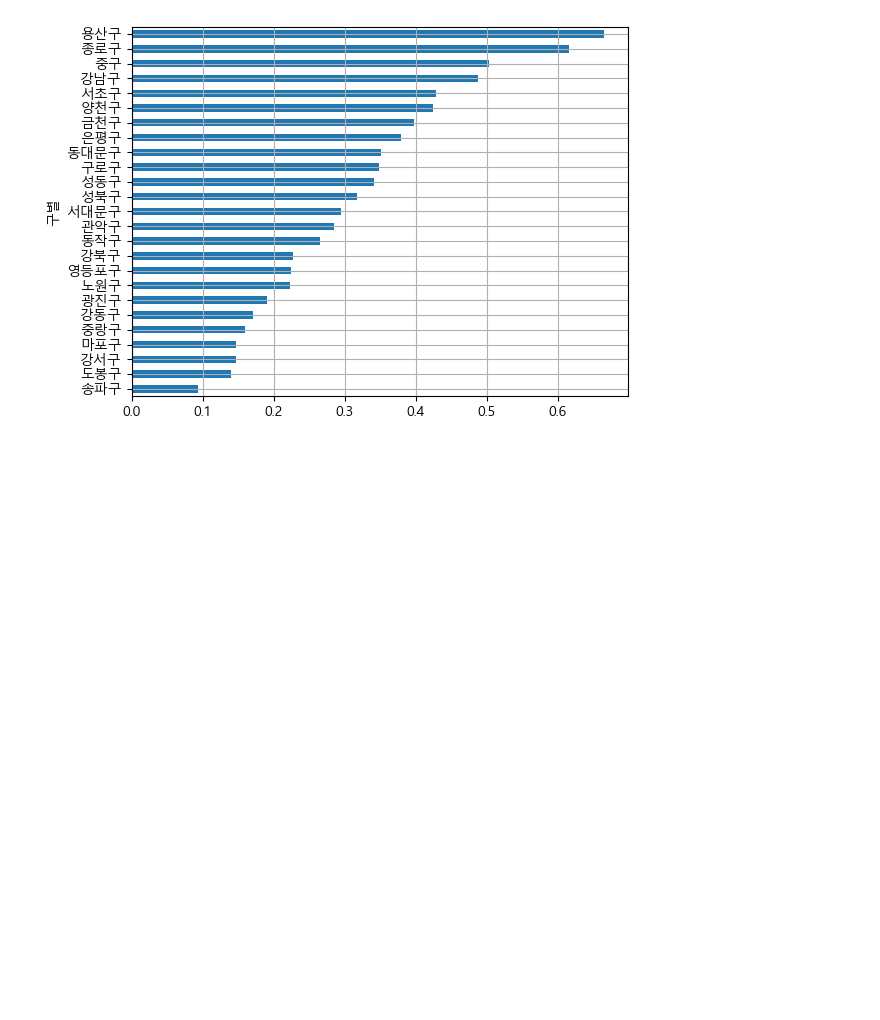
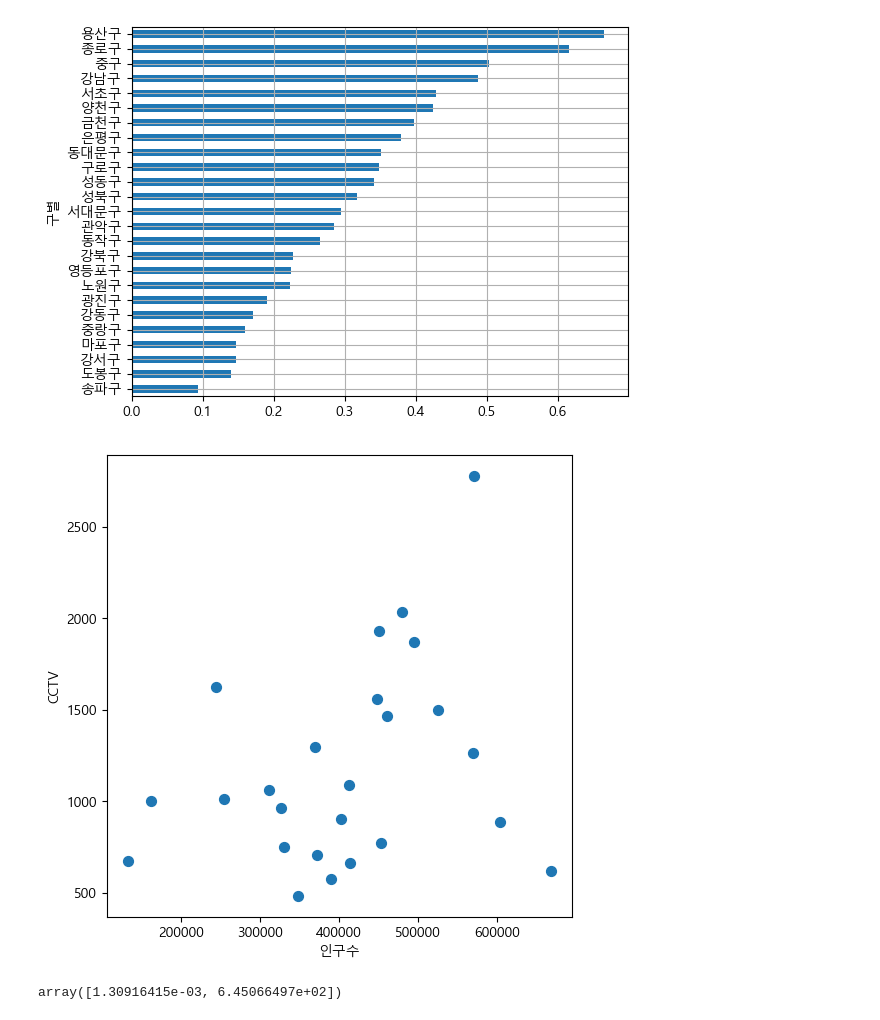
Before and after one commit to 4142931/Data_Science_Study_Notes, a Jupyter notebook: 파이썬으로 데이터 주무르기/서울시 구별 CCTV 현황 분석.ipynb, the cells around one changed output. Saved outputs shown, nothing was run; the diff lists cells and outputs as text; code cells hidden in the pictures; blank space fills up the shorter version.

```diff
--- a/파이썬으로 데이터 주무르기/서울시 구별 CCTV 현황 분석.ipynb
+++ b/파이썬으로 데이터 주무르기/서울시 구별 CCTV 현황 분석.ipynb
@@ -32,5 +35,5 @@ CCTV_Seoul.head()
 # %%
-pop_Seoul = pd.read_csv('C:/Users/gills/Desktop/WorkSpace/파이썬으로 데이터 주무르기/DataScience-master/data/01. population_in_Seoul.csv'
+pop_Seoul = pd.read_csv('C:/Users/gills/Desktop/WorkSpace/Data_Science_Study_Notes/파이썬으로 데이터 주무르기/DataScience-master/data/01. population_in_Seoul.csv'
                          ,header = 2
                          ,usecols=[1, 3, 6, 9, 13]
                          ,encoding='utf-8'
@@ -658,3 +661,16 @@ data_res['CCTV비율'].sort_values().plot(kind='barh', grid=True)
 plt.show()
 # %% [output]
 [figure]
+# %%
+plt.figure(figsize=(6,6))
+plt.scatter(data_res['인구수'], data_res['소계'], s=50)
+plt.xlabel('인구수')
+plt.ylabel('CCTV')
+plt.show()
+# %% [output]
+[figure, added]
+# %%
+fp1 = np.polyfit(data_res['인구수'], data_res['소계'], 1)
+fp1
+# %% [output]
+array([1.30916415e-03, 6.45066497e+02])
```
Also changed, not shown: parts of 28 cells of this notebook.
